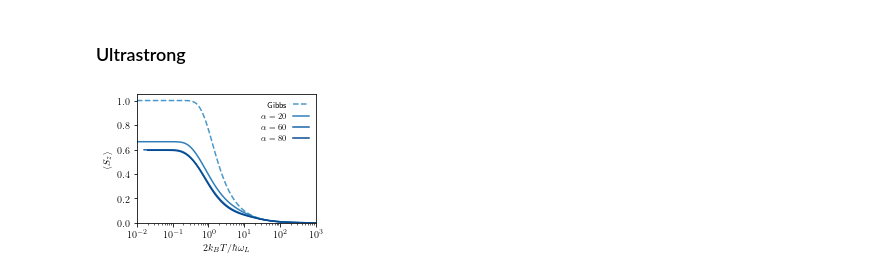
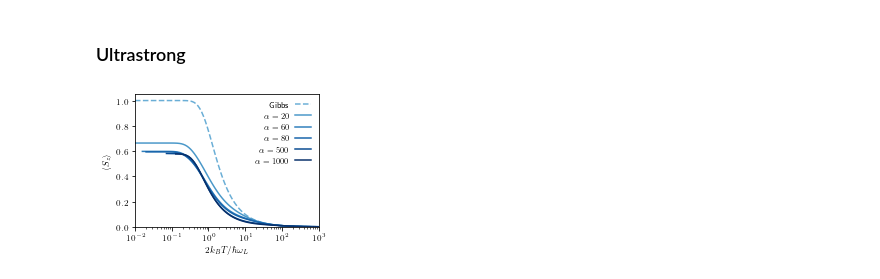
Before and after one commit to quantum-exeter/QuantumSpinDynamics, a Jupyter notebook: plot/plotStatics.ipynb, the cells around one changed output. Cells and saved outputs as stored; diff of their text form; code cells hidden in the pictures.

Commit message:
Extra US coupling strengths added.

```diff
--- a/plot/plotStatics.ipynb
+++ b/plot/plotStatics.ipynb
@@ -160,9 +160,11 @@ data3D_wk = np.array(pd.read_csv(r'../paper_data/WK_prmc.csv'))
 data3D_MFGS_wk = np.array(pd.read_csv(r'../paper_data/MFGS_WK_prmc.csv'))
 
 # #### Ultrastrong ####
-data3D_MFGS_us_prmf = np.array(pd.read_csv(r'../qu_MFGS_3D_prmf_5.csv'))
-data3D_MFGS_us_prmg = np.array(pd.read_csv(r'../qu_MFGS_3D_prmg_5.csv'))
-data3D_MFGS_us_prmh = np.array(pd.read_csv(r'../qu_MFGS_3D_prmh_5.csv'))
+data3D_MFGS_us_prmf = np.array(pd.read_csv(r'C://Users//crh222//Dropbox//PhD//1. 3D Project//Data//Ultrastrong//qu_MFGS_3D_prmf_5.csv'))
+data3D_MFGS_us_prmg = np.array(pd.read_csv(r'C://Users//crh222//Dropbox//PhD//1. 3D Project//Data//Ultrastrong//qu_MFGS_3D_prmg_5.csv'))
+data3D_MFGS_us_prmh = np.array(pd.read_csv(r'C://Users//crh222//Dropbox//PhD//1. 3D Project//Data//Ultrastrong//qu_MFGS_3D_prmh_5.csv'))
+data3D_MFGS_us_prmi = np.array(pd.read_csv(r'C://Users//crh222//Dropbox//PhD//1. 3D Project//Data//Ultrastrong//qu_MFGS_3D_prmi_5.csv'))
+data3D_MFGS_us_prmj = np.array(pd.read_csv(r'C://Users//crh222//Dropbox//PhD//1. 3D Project//Data//Ultrastrong//qu_MFGS_3D_prmj_5.csv'))
 # %% [markdown]
 #### sz ####
 # %%
@@ -301,25 +303,27 @@ plt.savefig('C://Users//crh222//Dropbox//PhD//1. 3D Project//Graphs//Paper//WK_c
 # %%
 fig, ax = plt.subplots(1, 1, figsize=(3.35, 2.5))  #size in inches
 
 bcmap = plt.get_cmap('Blues')
 ocmap = plt.get_cmap('YlGn')
 
 ax.set_xlabel("$2k_B T/\hbar\omega_L$")
 ax.set_ylabel("$\langle S_z \\rangle$")
 
 ax.set_xlim(1.0e-2, 1.0e3)
 ax.set_ylim(0.0, 1.05)
 
-ax.semilogx(dataG_qu[:,0], dataG_qu[:,3], color=bcmap(0.6), linestyle='--', label='Gibbs') # Gibbs
-ax.semilogx(data3D_MFGS_us_prmf[:,0], data3D_MFGS_us_prmf[:,3], color=bcmap(0.7), label='$\\alpha = 20$') # MFGS
-ax.semilogx(data3D_MFGS_us_prmg[:,0], data3D_MFGS_us_prmg[:,3], color=bcmap(0.8), label='$\\alpha = 60$') # MFGS
-ax.semilogx(data3D_MFGS_us_prmh[:,0], data3D_MFGS_us_prmh[:,3], color=bcmap(0.9), label='$\\alpha = 80$') # MFGS
+ax.semilogx(dataG_qu[:,0], dataG_qu[:,3], color=bcmap(0.5), linestyle='--', label='Gibbs') # Gibbs
+ax.semilogx(data3D_MFGS_us_prmf[:,0], data3D_MFGS_us_prmf[:,3], color=bcmap(0.6), label='$\\alpha = 20$') # MFGS
+ax.semilogx(data3D_MFGS_us_prmg[:,0], data3D_MFGS_us_prmg[:,3], color=bcmap(0.7), label='$\\alpha = 60$') # MFGS
+ax.semilogx(data3D_MFGS_us_prmh[:,0], data3D_MFGS_us_prmh[:,3], color=bcmap(0.8), label='$\\alpha = 80$') # MFGS
+ax.semilogx(data3D_MFGS_us_prmi[:,0], data3D_MFGS_us_prmi[:,3], color=bcmap(0.9), label='$\\alpha = 500$') # MFGS
+ax.semilogx(data3D_MFGS_us_prmj[:,0], data3D_MFGS_us_prmj[:,3], color=bcmap(1.0), label='$\\alpha = 1000$') # MFGS
 
 ax.legend(ncol=1, frameon=False, markerfirst=False)
 
 fig.tight_layout()
 
 # plt.savefig('/Users/charliehogg/Dropbox/PhD/1. 3D Project/Graphs/Paper/WK_coupling_prmc.pdf', dpi=300) # Export for Mac
-plt.savefig('C://Users//crh222//Dropbox//PhD//1. 3D Project//Graphs//Paper//US_coupling.png', dpi=300) # Export for Windows
+plt.savefig('C://Users//crh222//Dropbox//PhD//1. 3D Project//Graphs//Paper//US_coupling.pdf', dpi=300) # Export for Windows
 # %% [output]
-[figure, old version]
+[figure, new version]
```
